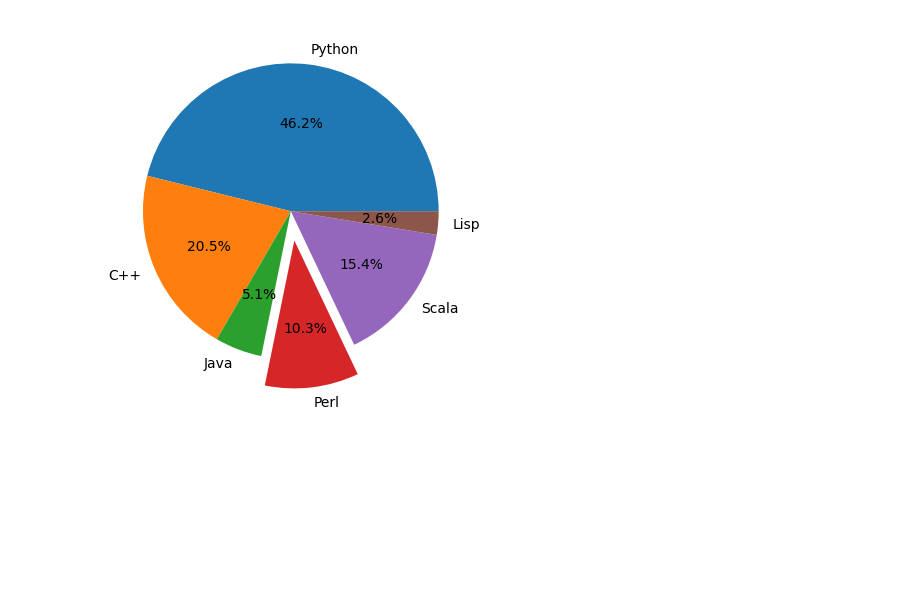
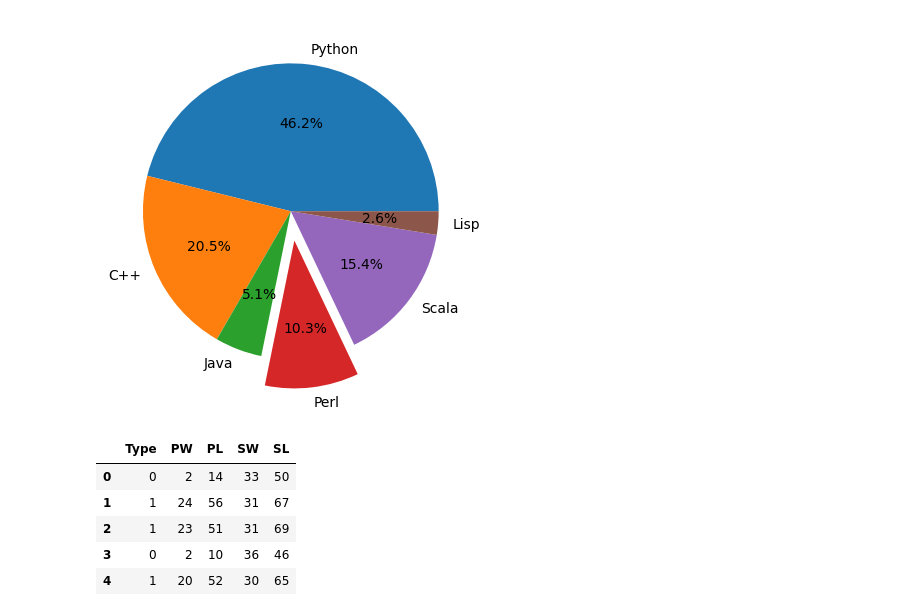
Before and after one commit to NasimShokrgozar/FirstSc, a Jupyter notebook: Session3_Basic.ipynb, the cells around one changed output. Saved outputs shown, nothing was run; the diff lists cells and outputs as text; code cells hidden in the pictures; blank space fills up the shorter version.

```diff
--- a/Session3_Basic.ipynb
+++ b/Session3_Basic.ipynb
@@ -264,0 +267,13 @@ plt.show()
+# %%
+#در نرم افزار ژوپیتر برای آدرس دهی باید آدرس کامل فولدر را بدهیم و اگر آدرس را درست نخواند
+# یا بک اسلش را دوبار بزنیم یا بک اسلش را اسلش کنیم و یا اول آدرس آر بزنیم
+Fisher=pd.read_csv('Fisher.csv')
+# می دهد پسبا این امکان کلی کار می توان کردDataFrameپانداس به ما تایپ
+Fisher.head()
+# %% [output]
+|  | Type | PW | PL | SW | SL |
+| 0 | 0 | 2 | 14 | 33 | 50 |
+| 1 | 1 | 24 | 56 | 31 | 67 |
+| 2 | 1 | 23 | 51 | 31 | 69 |
+| 3 | 0 | 2 | 10 | 36 | 46 |
+| 4 | 1 | 20 | 52 | 30 | 65 |
```
Also changed, not shown: parts of 2 cells of this notebook.
